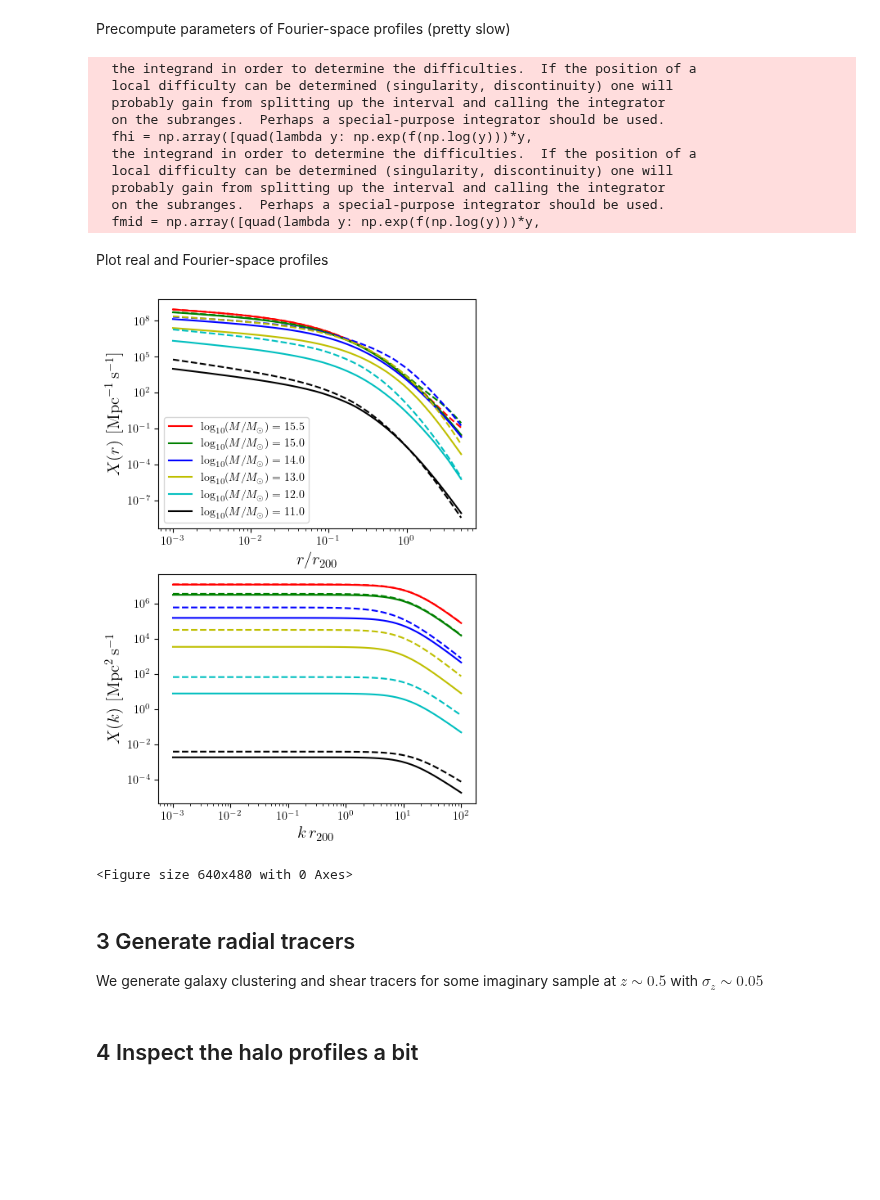
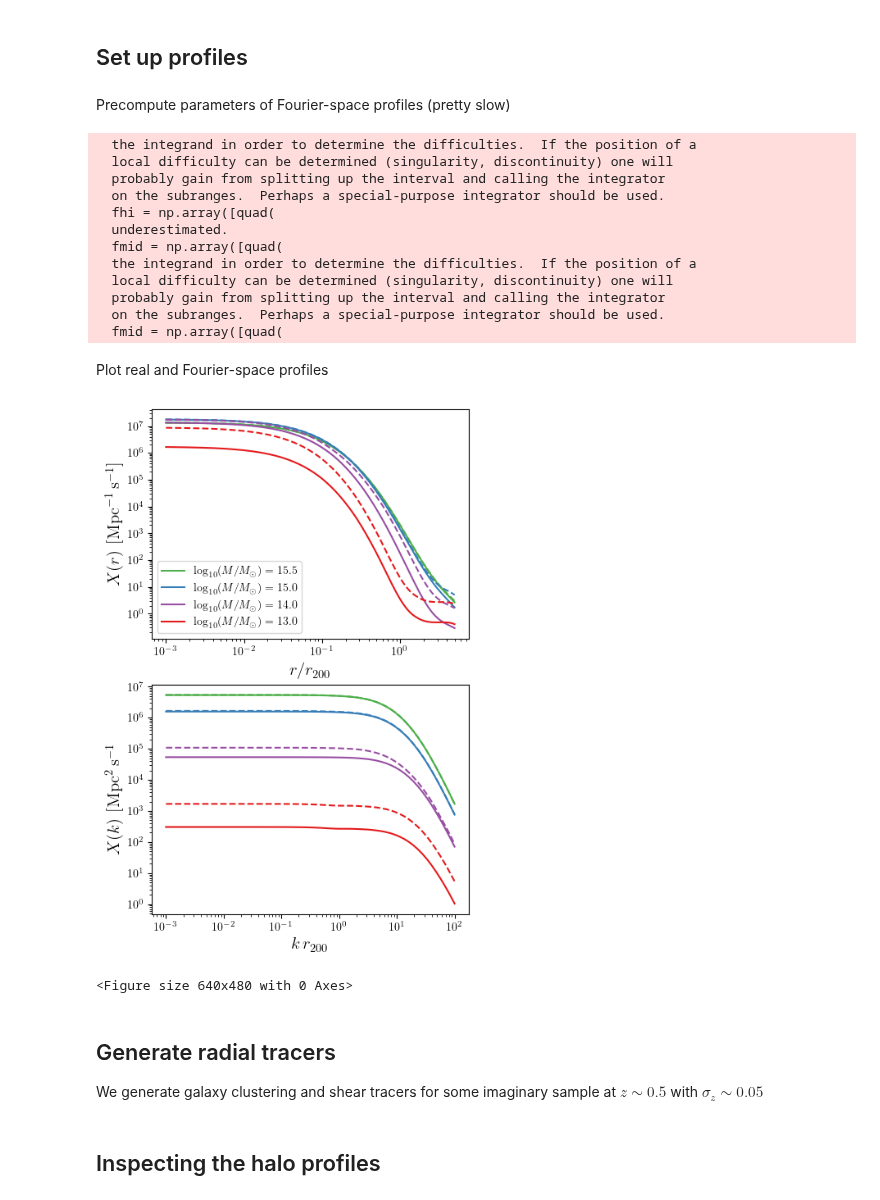
Before and after one commit to Cosmotheka/Cosmotheka_likelihoods, a Jupyter notebook: papers/ROSATx/XRayTests.ipynb, the cells around one changed output. Saved outputs shown, nothing was run; the diff lists cells and outputs as text; code cells hidden in the pictures; blank space fills up the shorter version.

```diff
--- a/papers/ROSATx/XRayTests.ipynb
+++ b/papers/ROSATx/XRayTests.ipynb
@@ -11,12 +16,0 @@ rc('text', usetex=True)
-# %%
-kTmin = 0.02
-kTmax = 50.0
-nkT = 32
-zmax = 4.0
-nz = 16
-emin = 0.5
-emax = 2.0
-rosat = rx.ROSATResponse('pspcc_gain1_256.rsp')
-J_cont = rosat.get_integrated_spectrum_interp(kTmin, kTmax, nkT, zmax, nz, emin, emax,
-                                              dolines=False, dopseudo=False)
-J_tot = rosat.get_integrated_spectrum_interp(kTmin, kTmax, nkT, zmax, nz, emin, emax)
@@ -38,0 +63,2 @@ xtot = rx.HaloProfileXray(dens, pres, J_tot)
+# %% [markdown]
+## Set up profiles
@@ -40,55 +91,59 @@ xtot = rx.HaloProfileXray(dens, pres, J_tot)
 Precompute parameters of Fourier-space profiles (pretty slow)
 # %%
 with ccl.UnlockInstance(xcont):
-    xcont._get_fourier_params(cosmo, mdef)
+    xcont._get_fourier_params(cosmo)
 with ccl.UnlockInstance(xtot):
-    xtot._get_fourier_params(cosmo, mdef)
+    xtot._get_fourier_params(cosmo)
 # %% [output]
   the integrand in order to determine the difficulties.  If the position of a
   local difficulty can be determined (singularity, discontinuity) one will
   probably gain from splitting up the interval and calling the integrator
   on the subranges.  Perhaps a special-purpose integrator should be used.
-  fhi = np.array([quad(lambda y: np.exp(f(np.log(y)))*y,
+  fhi = np.array([quad(
+  underestimated.
+  fmid = np.array([quad(
   the integrand in order to determine the difficulties.  If the position of a
   local difficulty can be determined (singularity, discontinuity) one will
   probably gain from splitting up the interval and calling the integrator
   on the subranges.  Perhaps a special-purpose integrator should be used.
-  fmid = np.array([quad(lambda y: np.exp(f(np.log(y)))*y,
+  fmid = np.array([quad(
 # %% [markdown]
 Plot real and Fourier-space profiles
 # %%
 fig, axs = plt.subplots(2, 1, figsize=(5, 8))
 ax1, ax2 = axs
 plt.figure()
-a = 1.
+a = 1.0
 x_out = 5
-for c, lM in zip(['r', 'g', 'b', 'y', 'c', 'k'], [15.5, 15, 14, 13, 12, 11]):
-    M = 10.**lM
+for c, lM in zip(my_colours, [15.5, 15, 14, 13]):
+    M = 10.0**lM
     r200 = mdef.get_radius(cosmo, M, a) / a
-    x = np.geomspace(1E-3, x_out, 256)
-    q = np.geomspace(1E-3, 100, 64)
-    fx = xcont.real(cosmo, r200*x, M, a, mdef)
-    ax1.plot(x, fx, c+'-', label=r'$\log_{10}(M/M_\odot)=%.1lf$' % lM)
-    fx = xtot.real(cosmo, r200*x, M, a, mdef)
-    ax1.plot(x, fx, c+'--')
+    x = np.geomspace(1e-3, x_out, 256)
+    q = np.geomspace(1e-3, 100, 64)
+    # Real
+    fx = xcont.real(cosmo, r200 * x, M, a)
+    ax1.plot(x, fx, color=c, label=r"$\log_{10}(M/M_\odot)=%.1lf$" % lM)
+    fx = xtot.real(cosmo, r200 * x, M, a)
+    ax1.plot(x, fx, color=c, linestyle="--")
     # Fourier
-    fq = xcont.fourier(cosmo, q/r200, M, a, mdef)
-    ax2.plot(q, fq, c+'-')
-    fq = xtot.fourier(cosmo, q/r200, M, a, mdef)
-    ax2.plot(q, fq, c+'--')
+    fq = xcont.fourier(cosmo, q / r200, M, a)
+    ax2.plot(q, fq, color=c)
+    fq = xtot.fourier(cosmo, q / r200, M, a)
+    ax2.plot(q, fq, color=c, linestyle="--")
 for ax in axs:
-    ax.set_xscale('log')
-    ax.set_yscale('log')
-ax1.legend()
-ax1.set_ylabel(r'$X(r)\,\,[{\rm Mpc}^{-1}\,{\rm s}^{-1}]$', fontsize=15)
-ax2.set_ylabel(r'$X(k)\,\,[{\rm Mpc}^2\,{\rm s}^{-1}$', fontsize=15)
-ax1.set_xlabel(r'$r/r_{200}$', fontsize=15)
-ax2.set_xlabel(r'$k\,r_{200}$', fontsize=15);
+    ax.set_xscale("log")
+    ax.set_yscale("log")
+ax1.legend();
+
+ax1.set_ylabel(r"$X(r)\,\,[{\rm Mpc}^{-1}\,{\rm s}^{-1}]$", fontsize=15);
+ax2.set_ylabel(r"$X(k)\,\,[{\rm Mpc}^2\,{\rm s}^{-1}$", fontsize=15);
+ax1.set_xlabel(r"$r/r_{200}$", fontsize=15);
+ax2.set_xlabel(r"$k\,r_{200}$", fontsize=15);
 # %% [output]
-[figure, old version]
+[figure, new version]
 <Figure size 640x480 with 0 Axes>
 # %% [markdown]
-## 3 Generate radial tracers
+## Generate radial tracers
 
 We generate galaxy clustering and shear tracers for some imaginary sample at $z\sim0.5$ with $\sigma_z\sim0.05$
 # %%
@@ -102,4 +159,4 @@ tg = ccl.NumberCountsTracer(cosmo, False, dndz=(zs, nz), bias=(zs, np.ones_like(
 # gamma tracer
 ts = ccl.WeakLensingTracer(cosmo, dndz=(zs, nz))
 # %% [markdown]
-## 4 Inspect the halo profiles a bit
+## Inspecting the halo profiles
```
Also changed, not shown: parts of 19 cells of this notebook, 12 other files.
